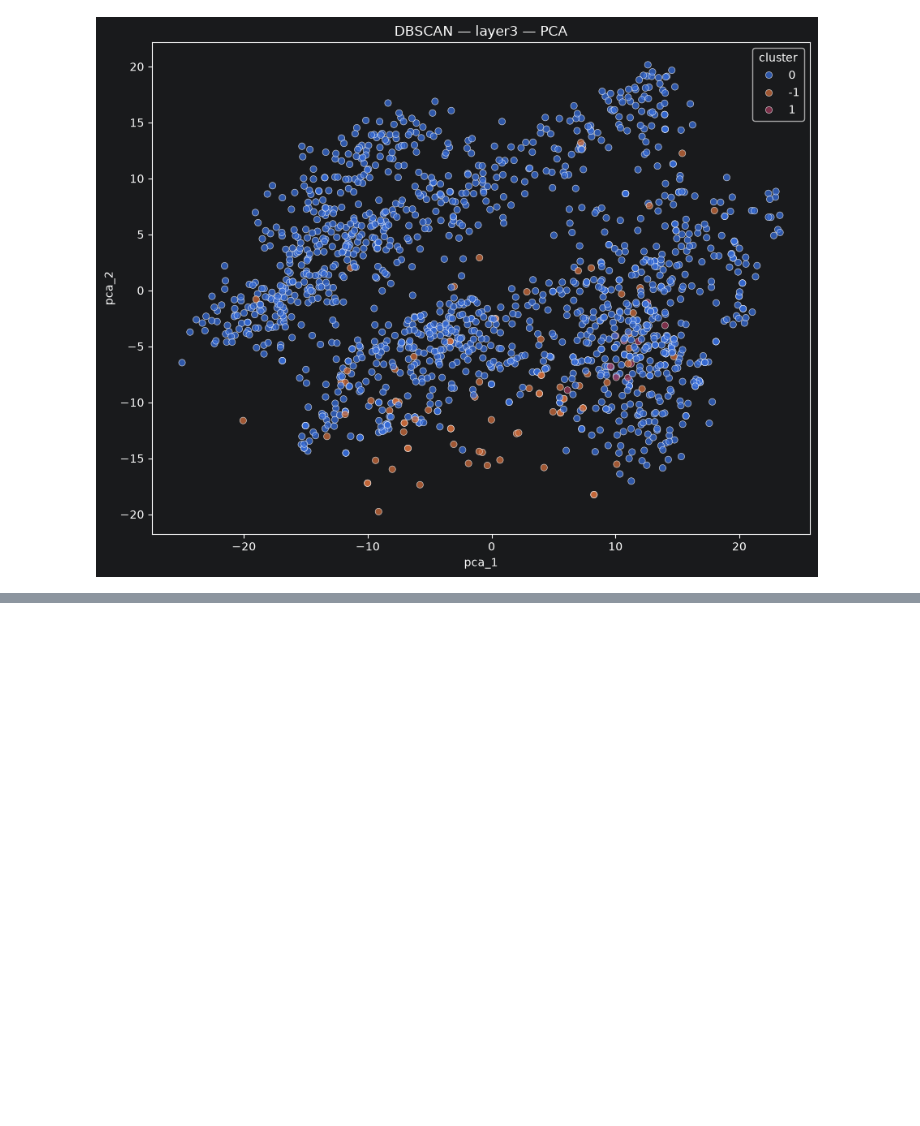
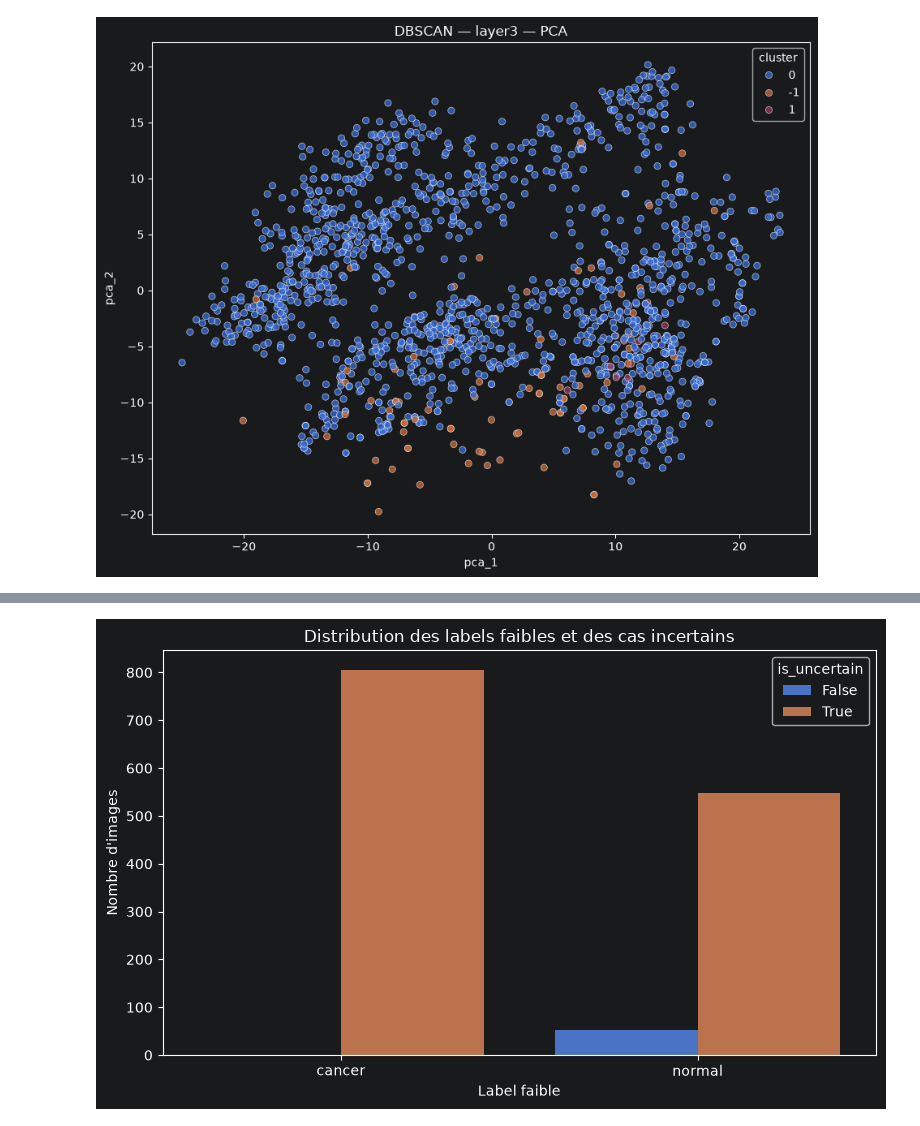
Before and after one commit to VincentDesmouceaux/BrainScanAI, a Jupyter notebook: notebooks/03_analyse_non_supervisee_clustering.ipynb, the cells around one changed output, grey strips where cells are left out. Drawn from its saved outputs; the diff is of its cells as text; code cells hidden in the pictures; blank space fills up the shorter version.

```diff
--- a/notebooks/03_analyse_non_supervisee_clustering.ipynb
+++ b/notebooks/03_analyse_non_supervisee_clustering.ipynb
@@ -973,0 +1595,20 @@ for cle in predictions:
+# %%
+plt.figure(figsize=(8, 5))
+
+sns.countplot(
+    data=df_weak_labels,
+    x="weak_label",
+    hue="is_uncertain",
+)
+
+plt.title(
+    "Distribution des labels faibles et des cas incertains"
+)
+
+plt.xlabel("Label faible")
+plt.ylabel("Nombre d'images")
+
+plt.tight_layout()
+plt.show()
+# %% [output]
+[figure, added]
```
Also changed, not shown: parts of 30 cells of this notebook, 2 other files.
